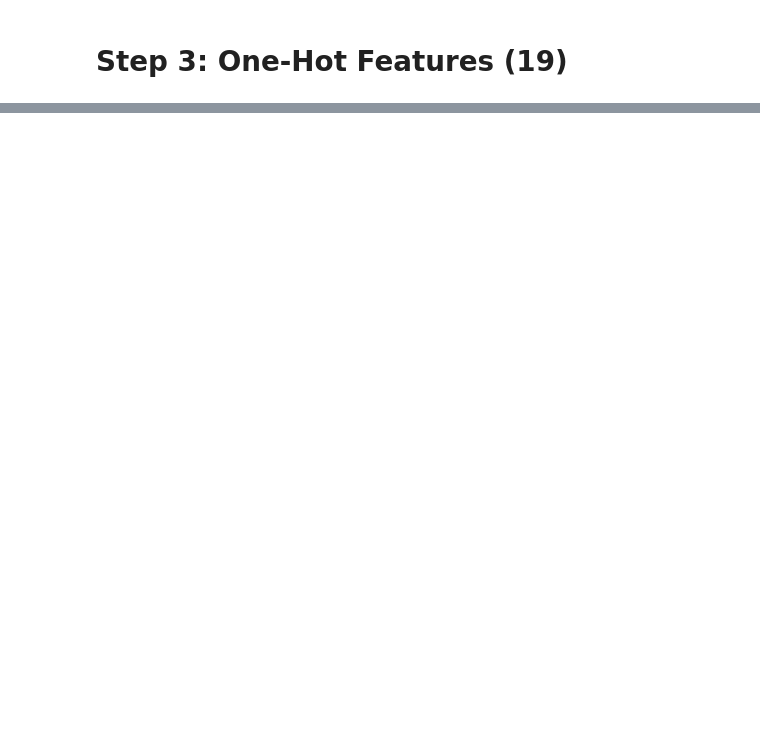
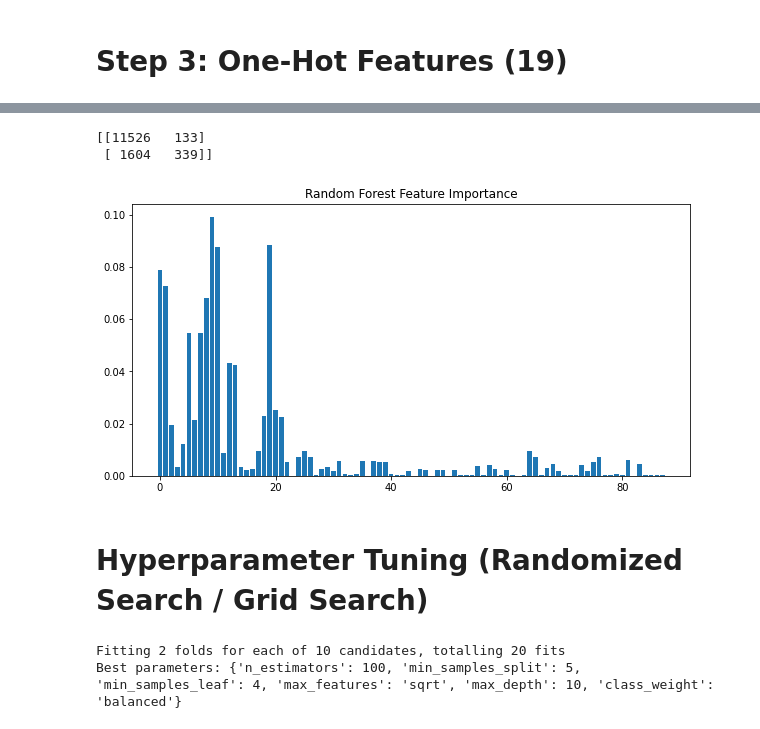
Before and after one commit to jagatkhatri01/Preterm_project, a Jupyter notebook: 02_feature_selection_and_modeling-Copy1.ipynb, the cells around one changed output, grey strips where cells are left out. Saved outputs shown, nothing was run; the diff lists cells and outputs as text; code cells hidden in the pictures; blank space fills up the shorter version.

Commit message:
Implement preprocessing pipeline and Random Forest model

```diff
--- a/02_feature_selection_and_modeling-Copy1.ipynb
+++ b/02_feature_selection_and_modeling-Copy1.ipynb
@@ -549,0 +384,22 @@ for col in ordinal_features:
+# %%
+numeric_pipeline = Pipeline(steps=[
+    ('imputer', SimpleImputer(strategy='median')),
+    ('scaler', StandardScaler())
+])
+
+ordinal_pipeline = 'passthrough'
+
+categorical_pipeline = Pipeline(steps=[
+    ('onehot', OneHotEncoder(handle_unknown='ignore', sparse=False))
+])
+# %%
+preprocessor = ColumnTransformer(
+    transformers = [
+        ('num', numeric_pipeline, numeric_continuous_features),
+        ('ord', ordinal_pipeline, ordinal_features),
+        ('onehot', categorical_pipeline, one_hot_features)
+    ]
+)
+# %%
+X_train_processed = preprocessor.fit_transform(X_train)
+X_test_processed = preprocessor.transform(X_test)
@@ -549,0 +443,3 @@ for col in ordinal_features:
+# %%
+clf = RandomForestClassifier(random_state=42)
+clf.fit(X_train_processed, y_train)
@@ -549,0 +468,20 @@ for col in ordinal_features:
+# %%
+cm = confusion_matrix(y_test, y_pred)
+print(cm)
+# %% [output]
+[[11526   133]
+ [ 1604   339]]
+# %%
+import numpy as np
+import matplotlib.pyplot as plt
+
+feature_importances = clf.feature_importances_
+
+plt.figure(figsize=(10,5))
+plt.bar(range(len(feature_importances)), feature_importances)
+plt.title("Random Forest Feature Importance")
+plt.show()
+# %% [output]
+[figure, added]
+# %% [markdown]
+# Hyperparameter Tuning (Randomized Search / Grid Search)
@@ -549,0 +497,22 @@ for col in ordinal_features:
+# %%
+from sklearn.model_selection import RandomizedSearchCV
+
+rf = RandomForestClassifier(random_state=42)
+
+rf_random = RandomizedSearchCV(
+    estimator = rf,
+    param_distributions = param_dist,
+    n_iter = 10,
+    scoring = 'f1',                 # improve minority class
+    cv = 2,
+    verbose = 2,
+    random_state = 42,
+    n_jobs = -1
+)
+
+rf_random.fit(X_train_processed, y_train)
+
+print("Best parameters:", rf_random.best_params_)
+# %% [output]
+Fitting 2 folds for each of 10 candidates, totalling 20 fits
+Best parameters: {'n_estimators': 100, 'min_samples_split': 5, 'min_samples_leaf': 4, 'max_features': 'sqrt', 'max_depth': 10, 'class_weight': 'balanced'}
```
Also changed, not shown: parts of 40 cells of this notebook, 2 other files.
